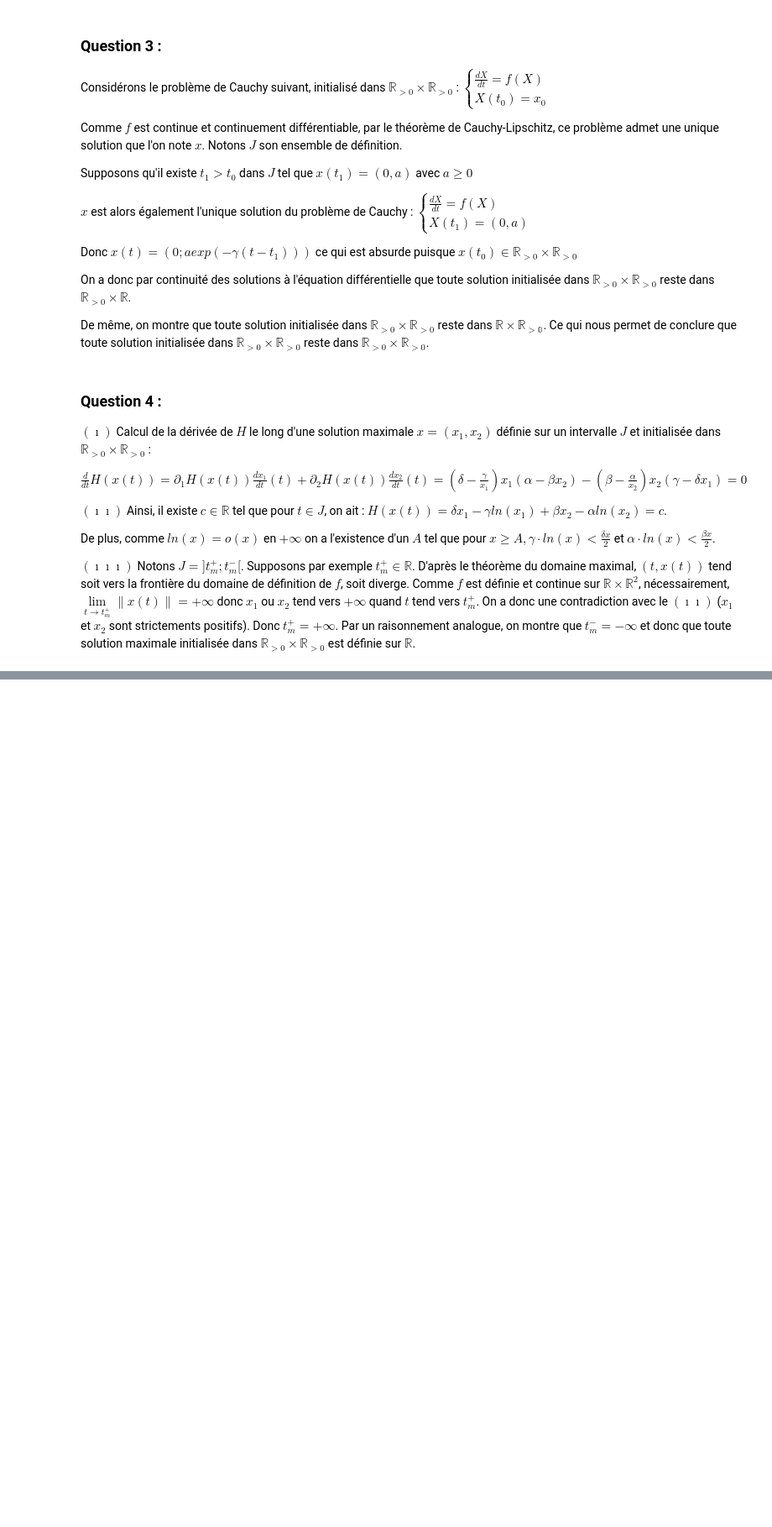
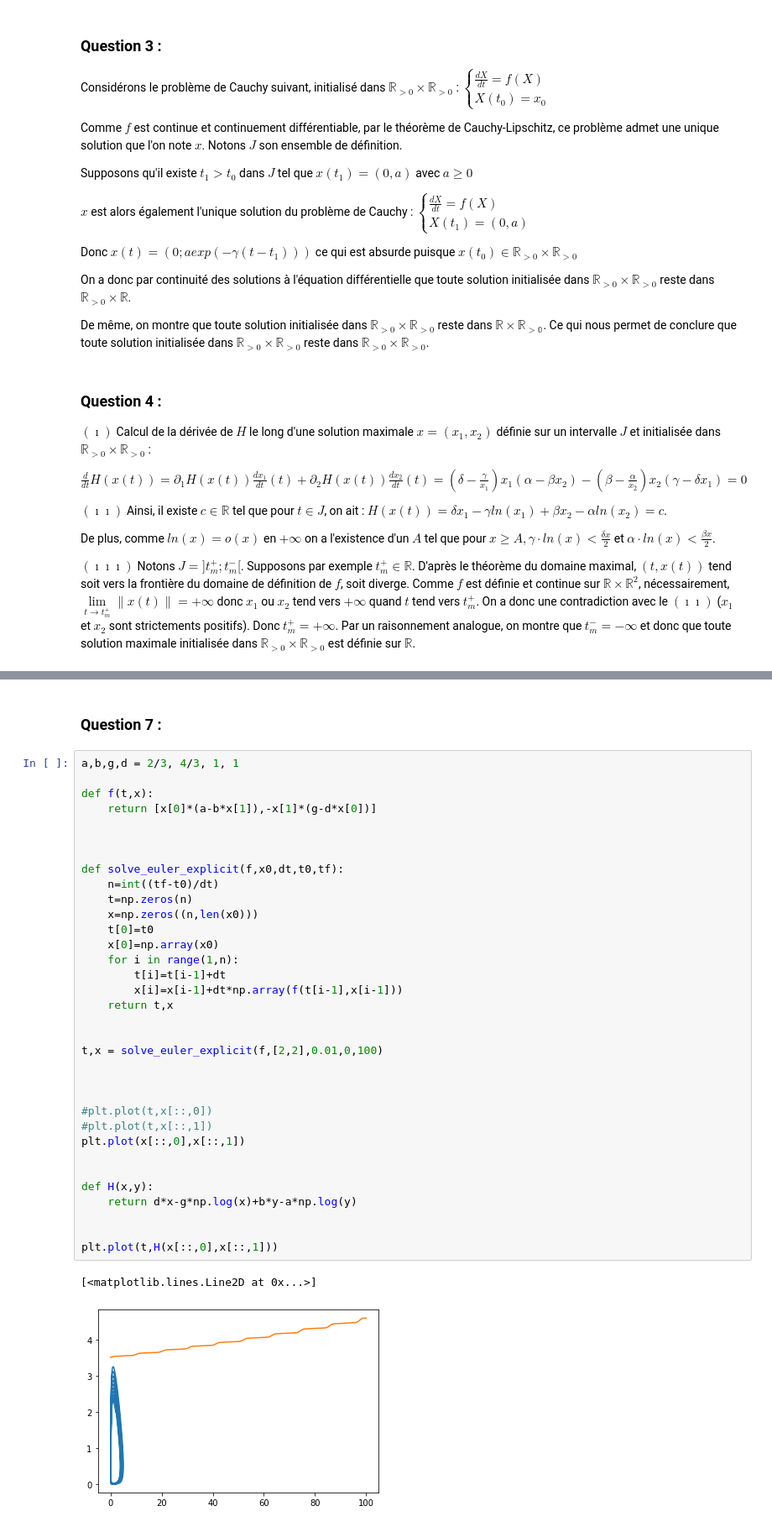
Before and after one commit to guillaumerichard2020/Proj-Num-2-Equa-diff, a Jupyter notebook: Projet Equations Différentielles .ipynb, the cells around one changed output, grey strips where cells are left out. Shown at 84% size. Drawn from its saved outputs; the diff is of its cells as text; blank space fills up the shorter version.

```diff
--- a/Projet Equations Différentielles .ipynb
+++ b/Projet Equations Différentielles .ipynb
@@ -127,0 +233,39 @@ $(\imath\imath\imath)$ Notons $J=]t_m^+;t_m^-[$. Supposons par exemple $t_m^+ \i
+# %% [markdown]
+### Question 7 :
+# %%
+a,b,g,d = 2/3, 4/3, 1, 1
+
+def f(t,x):
+    return [x[0]*(a-b*x[1]),-x[1]*(g-d*x[0])]
+
+
+
+def solve_euler_explicit(f,x0,dt,t0,tf):
+    n=int((tf-t0)/dt)
+    t=np.zeros(n)
+    x=np.zeros((n,len(x0)))
+    t[0]=t0
+    x[0]=np.array(x0)
+    for i in range(1,n):
+        t[i]=t[i-1]+dt
+        x[i]=x[i-1]+dt*np.array(f(t[i-1],x[i-1]))
+    return t,x
+
+
+t,x = solve_euler_explicit(f,[2,2],0.01,0,100)
+
+
+
+#plt.plot(t,x[::,0])
+#plt.plot(t,x[::,1])
+plt.plot(x[::,0],x[::,1])
+
+
+def H(x,y):
+    return d*x-g*np.log(x)+b*y-a*np.log(y)
+
+
+plt.plot(t,H(x[::,0],x[::,1]))
+# %% [output]
+[<matplotlib.lines.Line2D at 0x...>]
+[figure, added]
```
Also changed, not shown: parts of 12 cells of this notebook.
